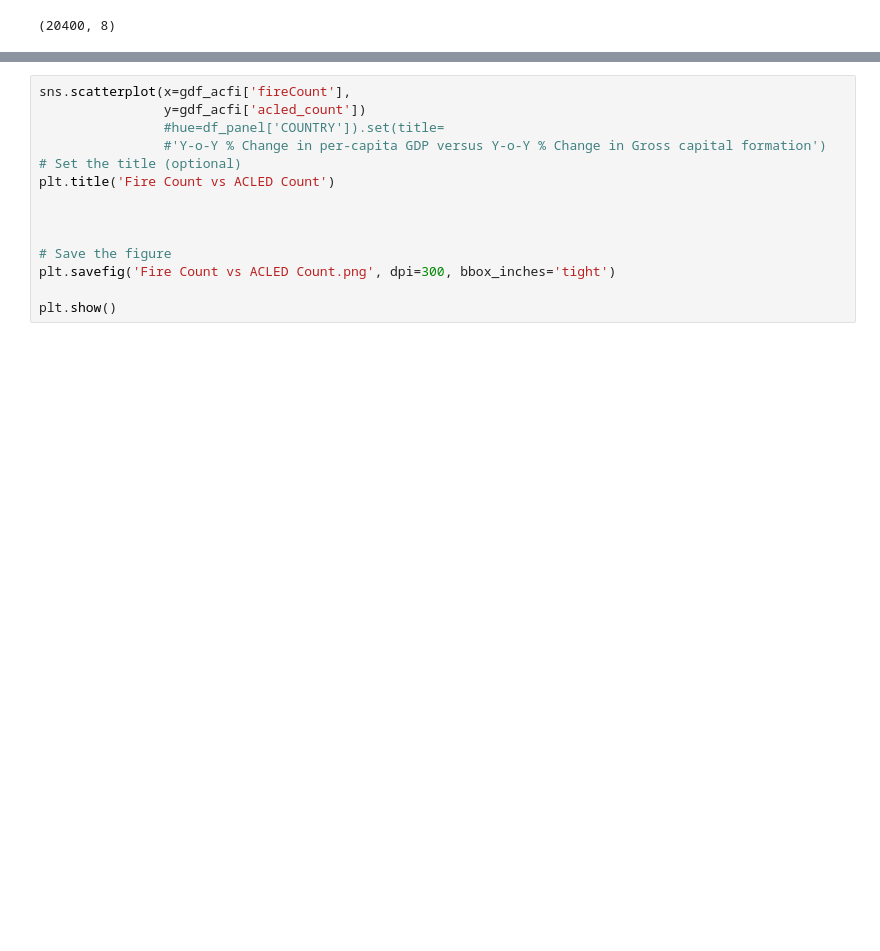
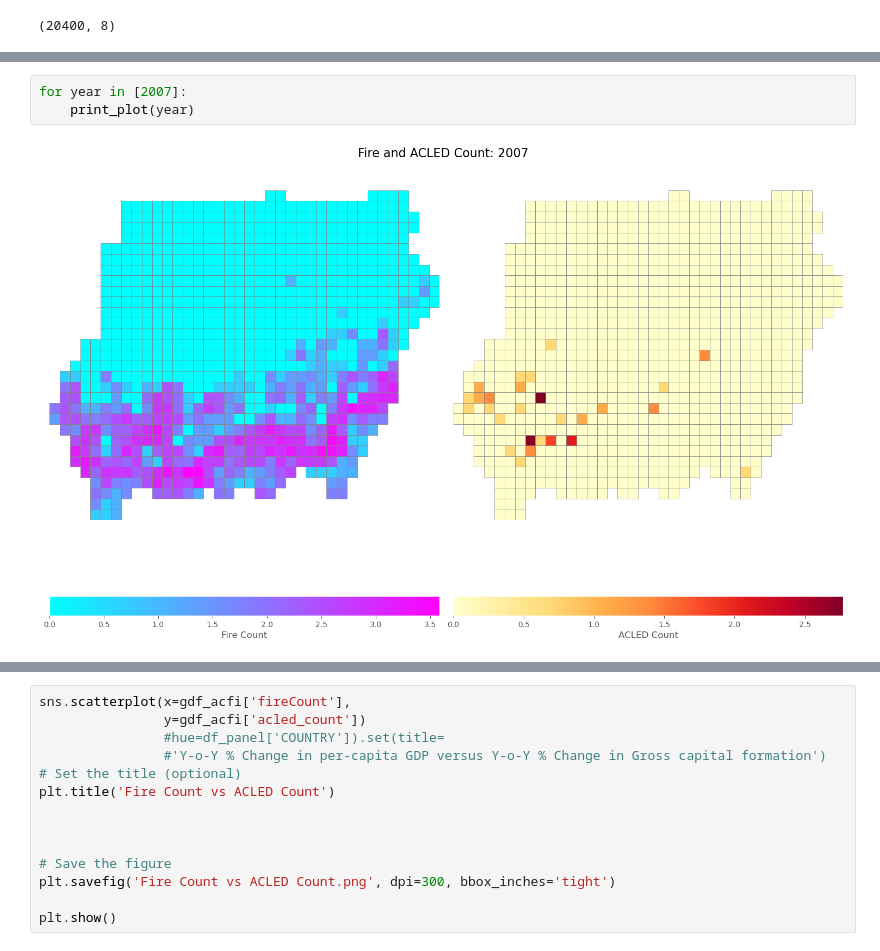
Before and after one commit to sameera006/Final_Dissertation, a Jupyter notebook: Mergeddata_Copy.ipynb, the cells around one changed output, grey strips where cells are left out. Cells and saved outputs as stored; diff of their text form; blank space fills up the shorter version.

```diff
--- a/Mergeddata_Copy.ipynb
+++ b/Mergeddata_Copy.ipynb
@@ -258,0 +337,5 @@ gdf_acfi.shape
+# %%
+for year in [2007]:
+    print_plot(year)
+# %% [output]
+[figure, added]
```
Also changed, not shown: parts of 13 cells of this notebook, 5 other files.
